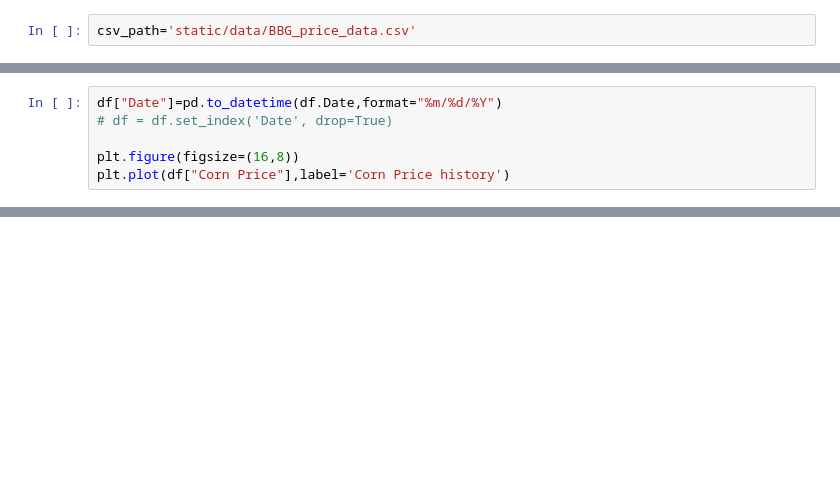
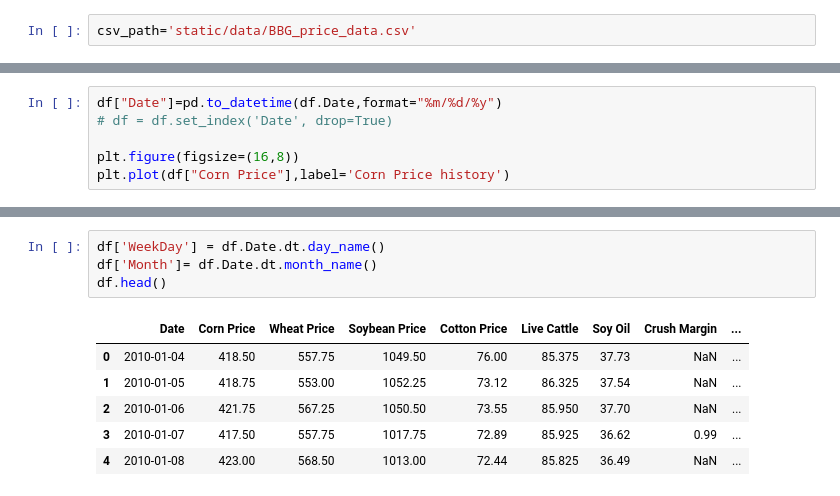
Before and after one commit to FabulousErin/Project_2, a Jupyter notebook: price_data.ipynb, the cells around one changed output, grey strips where cells are left out. Drawn from its saved outputs; the diff is of its cells as text; blank space fills up the shorter version.

```diff
--- a/price_data.ipynb
+++ b/price_data.ipynb
@@ -64,5 +64,5 @@ memory usage: 136.1+ KB
 # %%
-df["Date"]=pd.to_datetime(df.Date,format="%m/%d/%Y")
+df["Date"]=pd.to_datetime(df.Date,format="%m/%d/%y")
 # df = df.set_index('Date', drop=True)
 
 plt.figure(figsize=(16,8))
@@ -227,0 +73,11 @@ ERROR! Session/line number was not unique in database. History logging moved to
+# %%
+df['WeekDay'] = df.Date.dt.day_name()
+df['Month']= df.Date.dt.month_name()
+df.head()
+# %% [output]
+|  | Date | Corn Price | Wheat Price | Soybean Price | Cotton Price | Live Cattle | Soy Oil | Crush Margin | ... |
+| 0 | 2010-01-04 | 418.50 | 557.75 | 1049.50 | 76.00 | 85.375 | 37.73 | NaN | ... |
+| 1 | 2010-01-05 | 418.75 | 553.00 | 1052.25 | 73.12 | 86.325 | 37.54 | NaN | ... |
+| 2 | 2010-01-06 | 421.75 | 567.25 | 1050.50 | 73.55 | 85.950 | 37.70 | NaN | ... |
+| 3 | 2010-01-07 | 417.50 | 557.75 | 1017.75 | 72.89 | 85.925 | 36.62 | 0.99 | ... |
+| 4 | 2010-01-08 | 423.00 | 568.50 | 1013.00 | 72.44 | 85.825 | 36.49 | NaN | ... |
```
Also changed, not shown: parts of 15 cells of this notebook, 2 other files.
